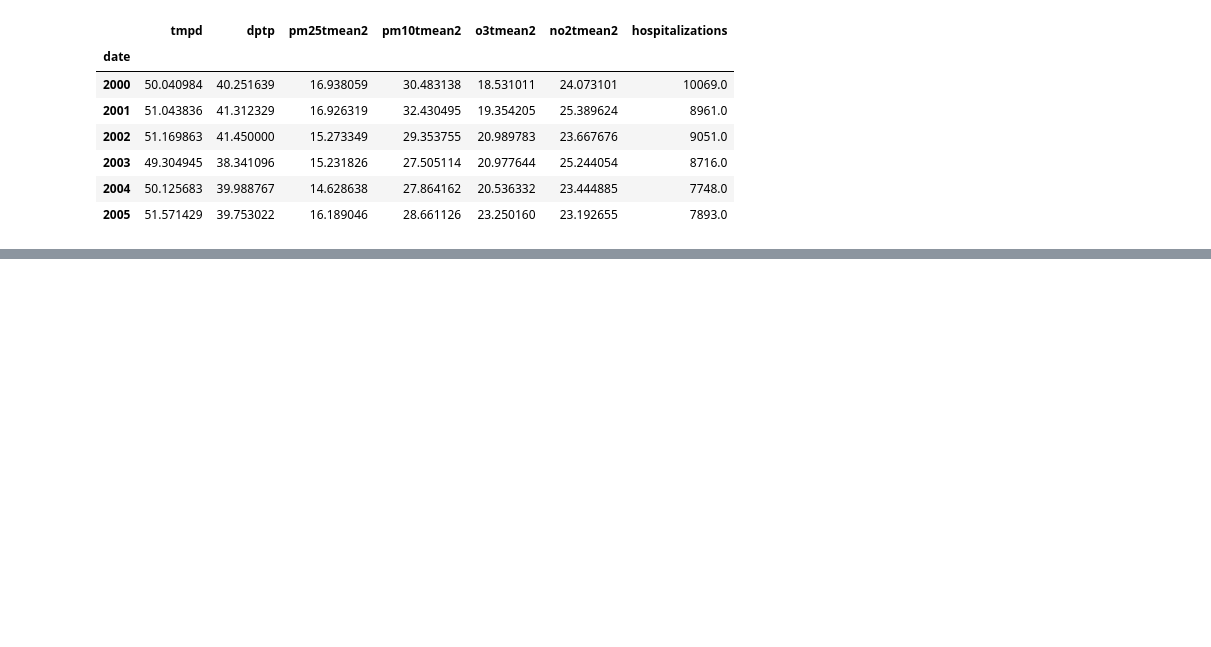
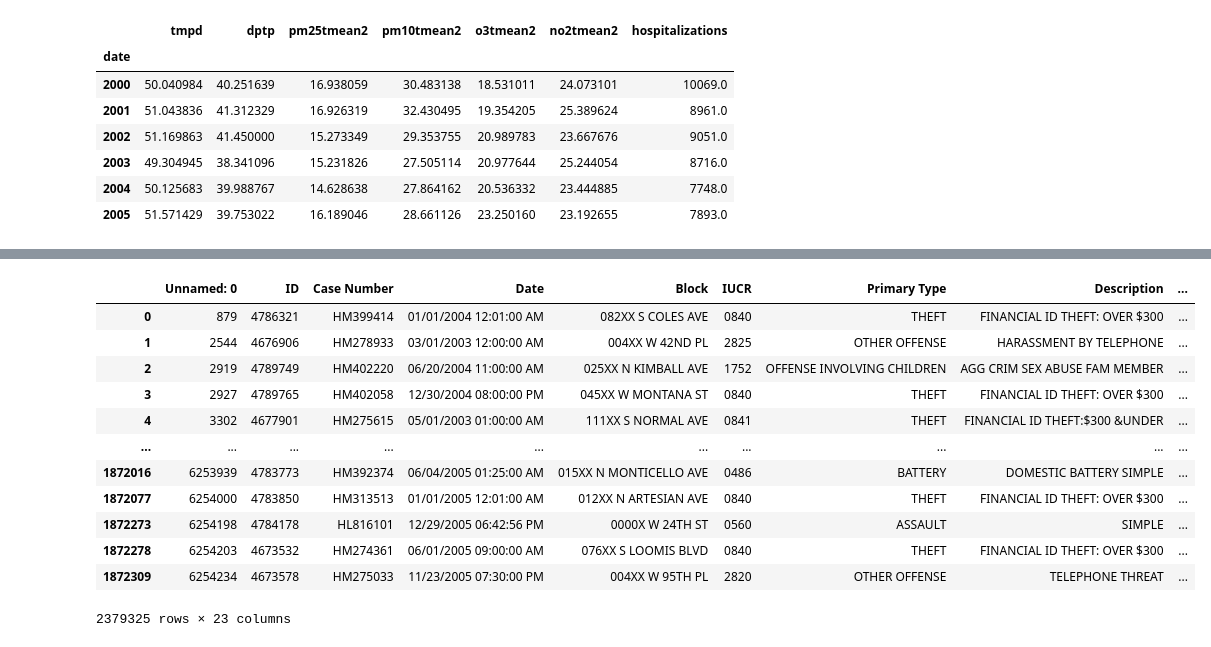
Before and after one commit to klebiedzinska/big_data_project, a Jupyter notebook: Untitled.ipynb, the cells around one changed output, grey strips where cells are left out. Cells and saved outputs as stored; diff of their text form; code cells hidden in the pictures; blank space fills up the shorter version.

```diff
--- a/Untitled.ipynb
+++ b/Untitled.ipynb
@@ -134,3 +136,11 @@ filtered_df_mean.merge(astma_hospital_sum.rename('hospitalizations'), how='outer
 | 2003 | 49.304945 | 38.341096 | 15.231826 | 27.505114 | 20.977644 | 25.244054 | 8716.0 |
 | 2004 | 50.125683 | 39.988767 | 14.628638 | 27.864162 | 20.536332 | 23.444885 | 7748.0 |
 | 2005 | 51.571429 | 39.753022 | 16.189046 | 28.661126 | 23.250160 | 23.192655 | 7893.0 |
+# %%
+crime = pd.concat(
+    [
+        pd.read_csv('crime/Chicago_Crimes_2001_to_2004.csv', error_bad_lines=False),
+        pd.read_csv('crime/Chicago_Crimes_2005_to_2007.csv', error_bad_lines=False)
+    ]
+)
+crime.info()
@@ -136,0 +171,17 @@ filtered_df_mean.merge(astma_hospital_sum.rename('hospitalizations'), how='outer
+# %%
+crime_1_5 = crime[(crime['Year'] >= 2001) & (crime['Year'] < 2006)]
+crime_1_5
+# %% [output]
+|  | Unnamed: 0 | ID | Case Number | Date | Block | IUCR | Primary Type | Description | ... |
+| 0 | 879 | 4786321 | HM399414 | 01/01/2004 12:01:00 AM | 082XX S COLES AVE | 0840 | THEFT | FINANCIAL ID THEFT: OVER $300 | ... |
+| 1 | 2544 | 4676906 | HM278933 | 03/01/2003 12:00:00 AM | 004XX W 42ND PL | 2825 | OTHER OFFENSE | HARASSMENT BY TELEPHONE | ... |
+| 2 | 2919 | 4789749 | HM402220 | 06/20/2004 11:00:00 AM | 025XX N KIMBALL AVE | 1752 | OFFENSE INVOLVING CHILDREN | AGG CRIM SEX ABUSE FAM MEMBER | ... |
+| 3 | 2927 | 4789765 | HM402058 | 12/30/2004 08:00:00 PM | 045XX W MONTANA ST | 0840 | THEFT | FINANCIAL ID THEFT: OVER $300 | ... |
+| 4 | 3302 | 4677901 | HM275615 | 05/01/2003 01:00:00 AM | 111XX S NORMAL AVE | 0841 | THEFT | FINANCIAL ID THEFT:$300 &UNDER | ... |
+| ... | ... | ... | ... | ... | ... | ... | ... | ... | ... |
+| 1872016 | 6253939 | 4783773 | HM392374 | 06/04/2005 01:25:00 AM | 015XX N MONTICELLO AVE | 0486 | BATTERY | DOMESTIC BATTERY SIMPLE | ... |
+| 1872077 | 6254000 | 4783850 | HM313513 | 01/01/2005 12:01:00 AM | 012XX N ARTESIAN AVE | 0840 | THEFT | FINANCIAL ID THEFT: OVER $300 | ... |
+| 1872273 | 6254198 | 4784178 | HL816101 | 12/29/2005 06:42:56 PM | 0000X W 24TH ST | 0560 | ASSAULT | SIMPLE | ... |
+| 1872278 | 6254203 | 4673532 | HM274361 | 06/01/2005 09:00:00 AM | 076XX S LOOMIS BLVD | 0840 | THEFT | FINANCIAL ID THEFT: OVER $300 | ... |
+| 1872309 | 6254234 | 4673578 | HM275033 | 11/23/2005 07:30:00 PM | 004XX W 95TH PL | 2820 | OTHER OFFENSE | TELEPHONE THREAT | ... |
+2379325 rows × 23 columns
```
Also changed, not shown: parts of 9 cells of this notebook.
